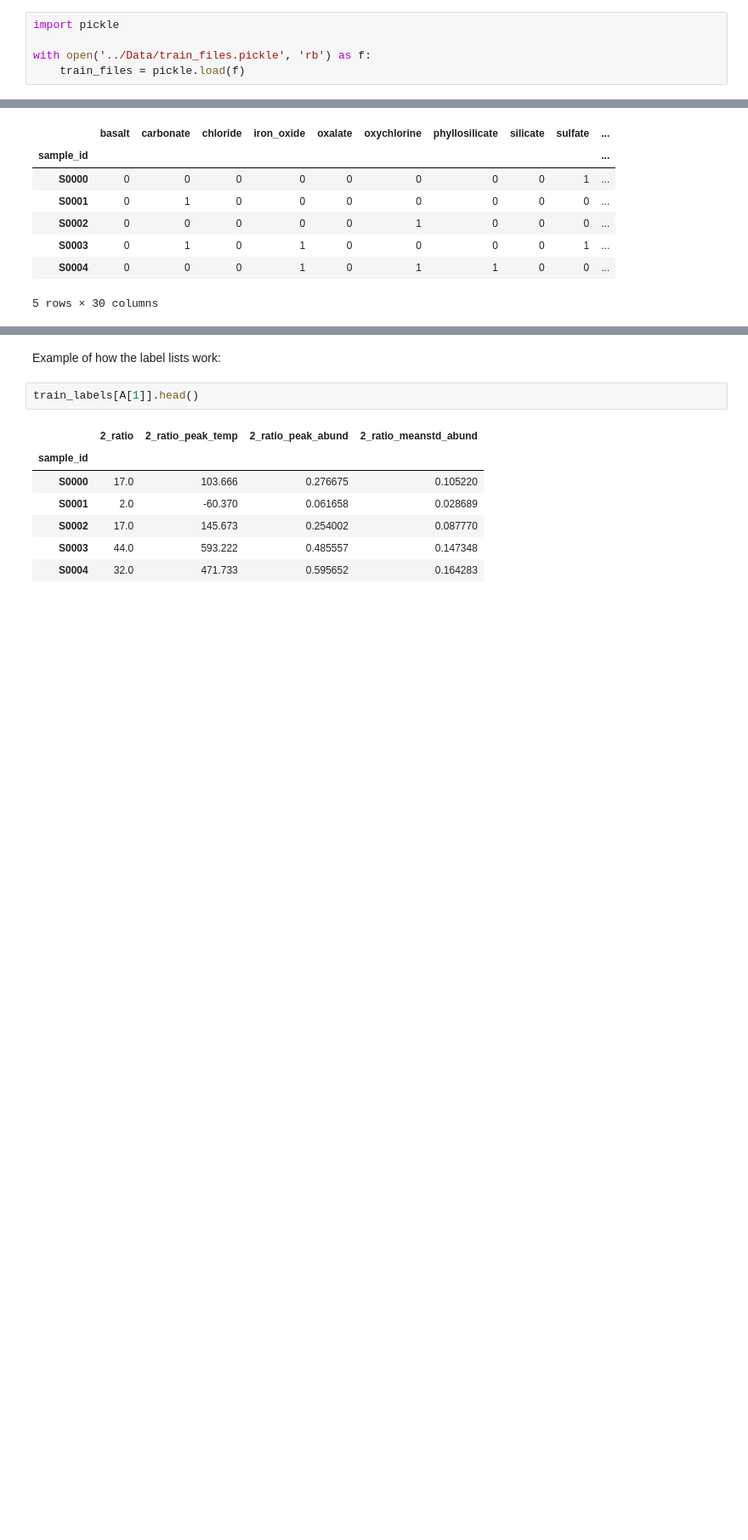
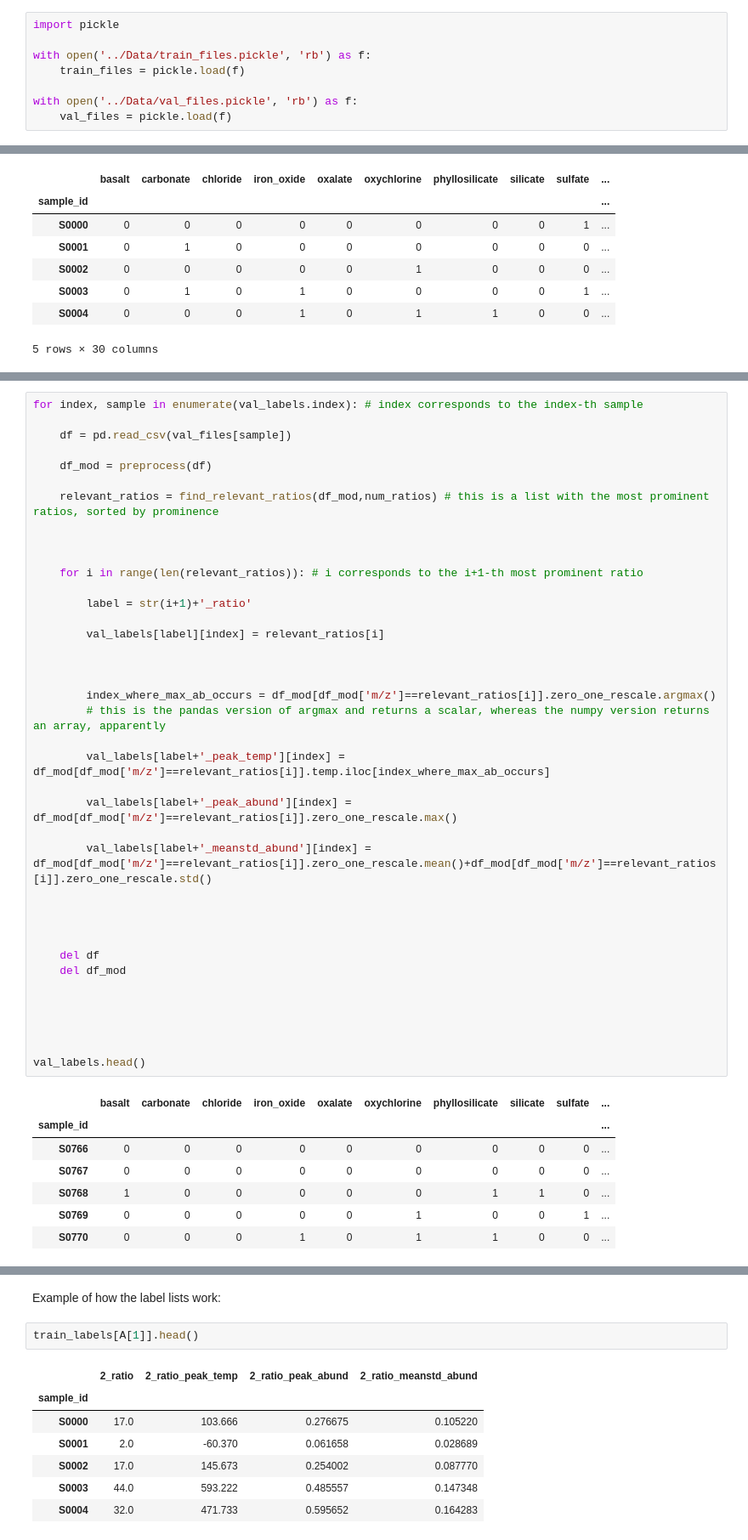
Before and after one commit to kmerkl22/chemistry_of_mars, a Jupyter notebook: Features Engineering/SelectingProminentRatios.ipynb, the cells around one changed output, grey strips where cells are left out. Shown: that part at 85% size. Saved outputs shown, nothing was run; the diff lists cells and outputs as text; blank space fills up the shorter version.

```diff
--- a/Features Engineering/SelectingProminentRatios.ipynb
+++ b/Features Engineering/SelectingProminentRatios.ipynb
@@ -14,6 +14,9 @@ import pickle
 
 with open('../Data/train_files.pickle', 'rb') as f:
     train_files = pickle.load(f)
+
+with open('../Data/val_files.pickle', 'rb') as f:
+    val_files = pickle.load(f)
 # %% [markdown]
 Now we will write a function that picks out the most prominent lines
 # %%
@@ -302,0 +349,47 @@ train_labels.head()
+# %%
+for index, sample in enumerate(val_labels.index): # index corresponds to the index-th sample
+
+    df = pd.read_csv(val_files[sample])
+
+    df_mod = preprocess(df)
+
+    relevant_ratios = find_relevant_ratios(df_mod,num_ratios) # this is a list with the most prominent ratios, sorted by prominence
+
+
+
+    for i in range(len(relevant_ratios)): # i corresponds to the i+1-th most prominent ratio
+
+        label = str(i+1)+'_ratio'
+
+        val_labels[label][index] = relevant_ratios[i]
+
+
+
+        index_where_max_ab_occurs = df_mod[df_mod['m/z']==relevant_ratios[i]].zero_one_rescale.argmax()
+        # this is the pandas version of argmax and returns a scalar, whereas the numpy version returns an array, apparently
+
+        val_labels[label+'_peak_temp'][index] = df_mod[df_mod['m/z']==relevant_ratios[i]].temp.iloc[index_where_max_ab_occurs]
+
+        val_labels[label+'_peak_abund'][index] = df_mod[df_mod['m/z']==relevant_ratios[i]].zero_one_rescale.max()
+
+        val_labels[label+'_meanstd_abund'][index] = df_mod[df_mod['m/z']==relevant_ratios[i]].zero_one_rescale.mean()+df_mod[df_mod['m/z']==relevant_ratios[i]].zero_one_rescale.std()
+
+
+
+
+    del df
+    del df_mod
+
+
+
+
+
+val_labels.head()
+# %% [output]
+|  | basalt | carbonate | chloride | iron_oxide | oxalate | oxychlorine | phyllosilicate | silicate | sulfate | ... |
+| sample_id |  |  |  |  |  |  |  |  |  | ... |
+| S0766 | 0 | 0 | 0 | 0 | 0 | 0 | 0 | 0 | 0 | ... |
+| S0767 | 0 | 0 | 0 | 0 | 0 | 0 | 0 | 0 | 0 | ... |
+| S0768 | 1 | 0 | 0 | 0 | 0 | 0 | 1 | 1 | 0 | ... |
+| S0769 | 0 | 0 | 0 | 0 | 0 | 1 | 0 | 0 | 1 | ... |
+| S0770 | 0 | 0 | 0 | 1 | 0 | 1 | 1 | 0 | 0 | ... |
```
Also changed, not shown: parts of 17 cells of this notebook, 1 other file.
